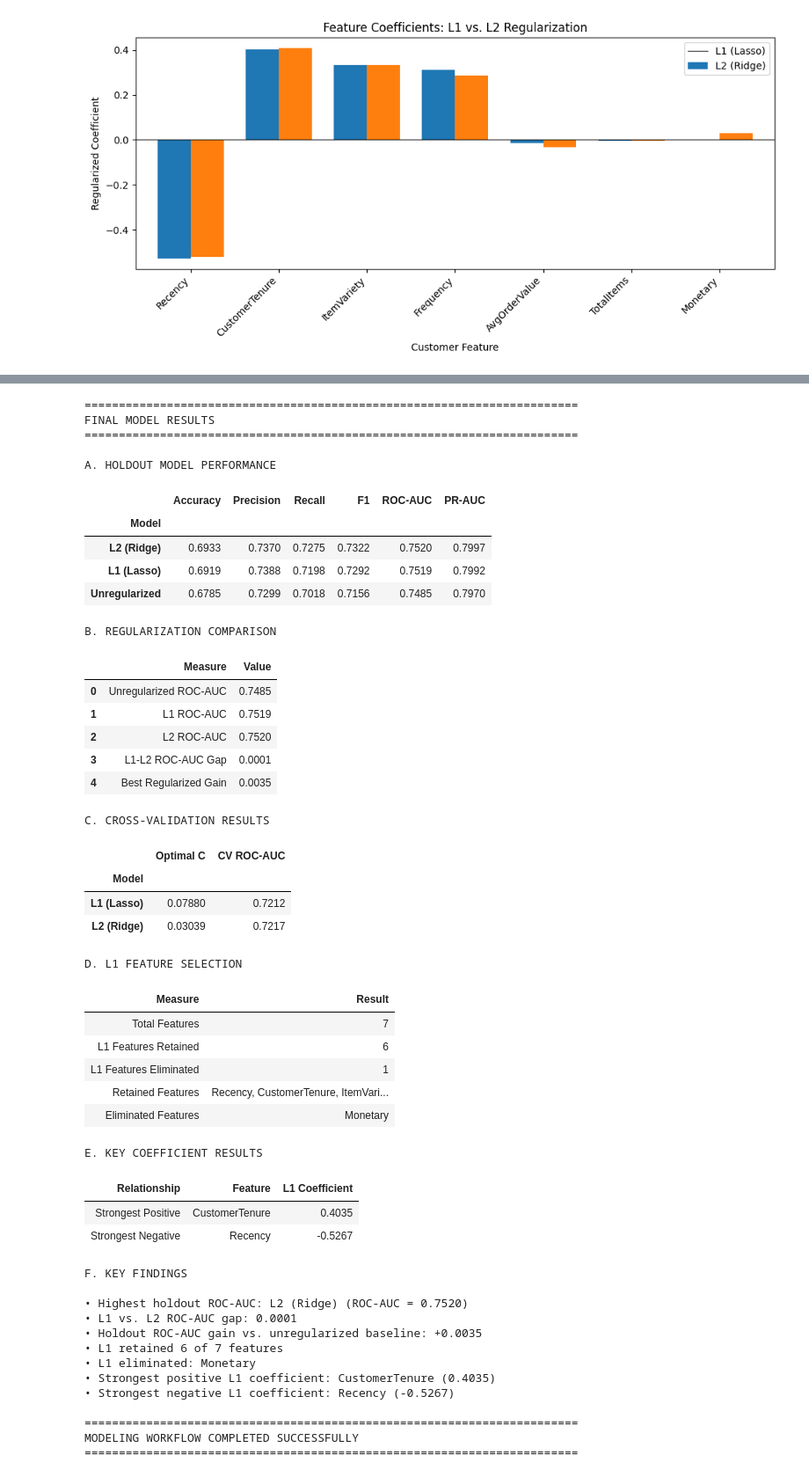
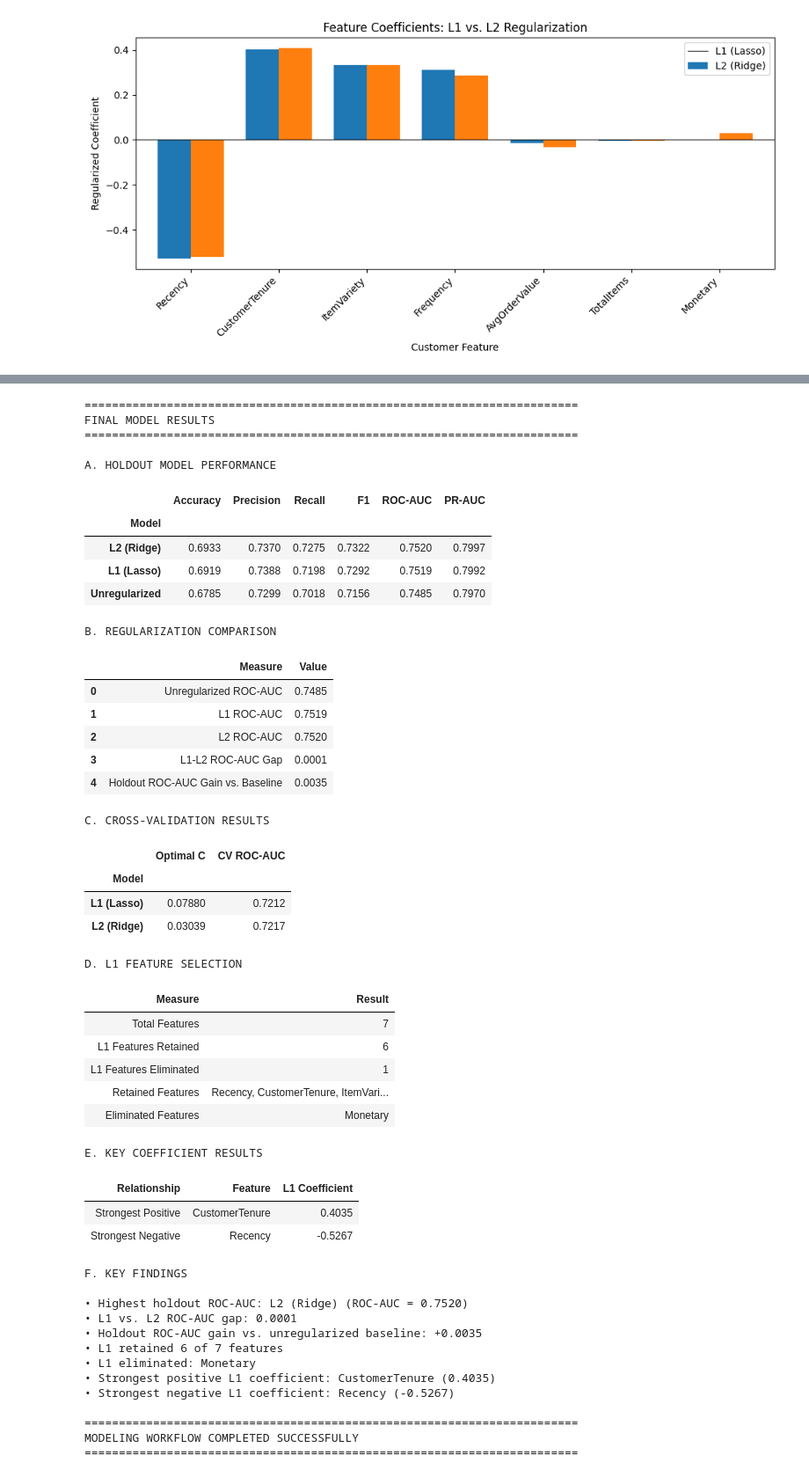
Before and after one commit to bahmedx/730, a Jupyter notebook: Predictive_Modeling_in_Marketing_Analytics.ipynb, the cells around one changed output, grey strips where cells are left out. Shown at 88% size. Cells and saved outputs as stored; diff of their text form; code cells hidden in the pictures.

```diff
--- a/Predictive_Modeling_in_Marketing_Analytics.ipynb
+++ b/Predictive_Modeling_in_Marketing_Analytics.ipynb
@@ -1063,7 +1065,7 @@ regularization_summary = pd.DataFrame({
         "L1 ROC-AUC",
         "L2 ROC-AUC",
         "L1-L2 ROC-AUC Gap",
-        "Best Regularized Gain"
+        "Holdout ROC-AUC Gain vs. Baseline"
     ],
     "Value": [
         baseline_auc,
@@ -1252,34 +1254,34 @@ print(
     f"{strongest_positive['Feature']} "
     f"({strongest_positive['L1_Coefficient']:.4f})"
 )
 
 print(
     f"• Strongest negative L1 coefficient: "
     f"{strongest_negative['Feature']} "
     f"({strongest_negative['L1_Coefficient']:.4f})"
 )
 
 print("\n" + "=" * 72)
 print("MODELING WORKFLOW COMPLETED SUCCESSFULLY")
 print("=" * 72)
 # %% [output]
 ========================================================================
 FINAL MODEL RESULTS
 ========================================================================
 
 A. HOLDOUT MODEL PERFORMANCE
 |  | Accuracy | Precision | Recall | F1 | ROC-AUC | PR-AUC |
 | Model |  |  |  |  |  |  |
 | L2 (Ridge) | 0.6933 | 0.7370 | 0.7275 | 0.7322 | 0.7520 | 0.7997 |
 | L1 (Lasso) | 0.6919 | 0.7388 | 0.7198 | 0.7292 | 0.7519 | 0.7992 |
 | Unregularized | 0.6785 | 0.7299 | 0.7018 | 0.7156 | 0.7485 | 0.7970 |
 B. REGULARIZATION COMPARISON
 |  | Measure | Value |
 | 0 | Unregularized ROC-AUC | 0.7485 |
 | 1 | L1 ROC-AUC | 0.7519 |
 | 2 | L2 ROC-AUC | 0.7520 |
 | 3 | L1-L2 ROC-AUC Gap | 0.0001 |
-| 4 | Best Regularized Gain | 0.0035 |
+| 4 | Holdout ROC-AUC Gain vs. Baseline | 0.0035 |
 C. CROSS-VALIDATION RESULTS
 |  | Optimal C | CV ROC-AUC |
 | Model |  |  |
```
Also changed, not shown: parts of 5 cells of this notebook.
